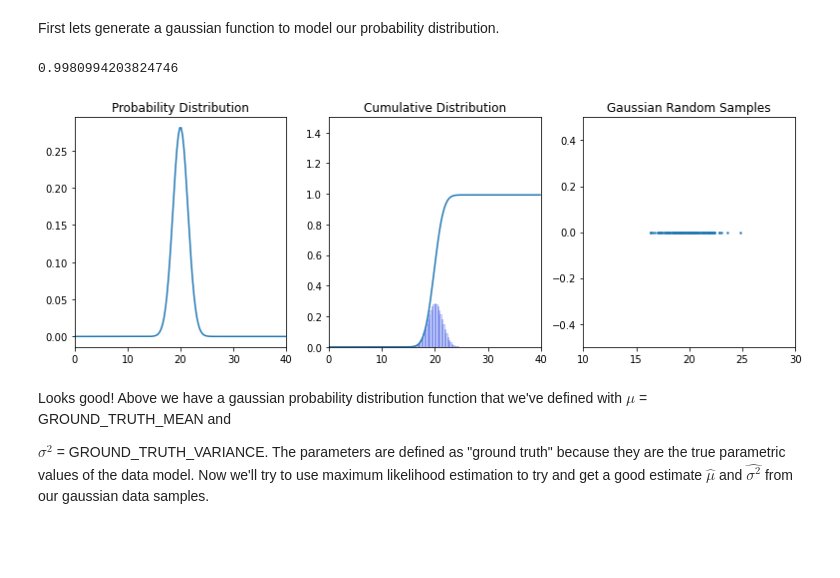
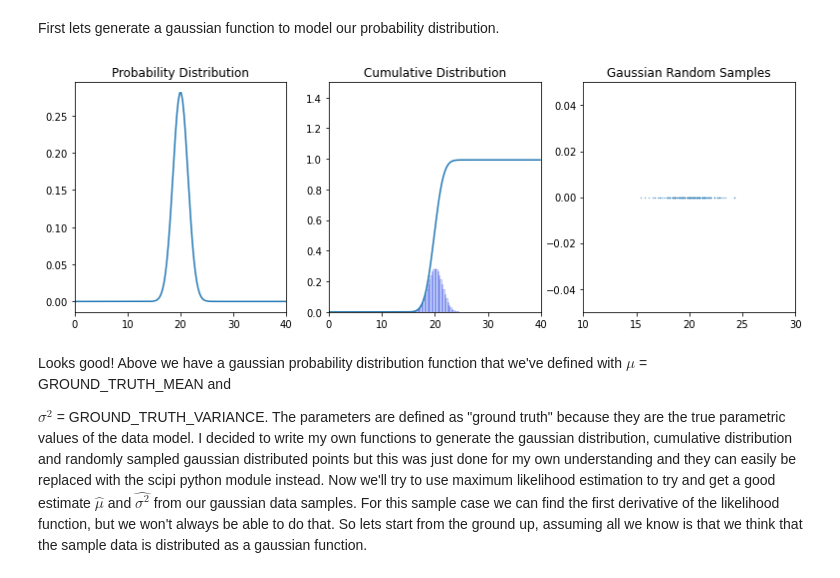
Before and after one commit to adibshalekeen/machinelearningblogs, a Jupyter notebook: Maximum_Likelihood_Estimation/Maximum Likelihood Estimation.ipynb, the cells around one changed output. Drawn from its saved outputs; the diff is of its cells as text; code cells hidden in the pictures; blank space fills up the shorter version.

```diff
--- a/Maximum_Likelihood_Estimation/Maximum Likelihood Estimation.ipynb
+++ b/Maximum_Likelihood_Estimation/Maximum Likelihood Estimation.ipynb
@@ -288,38 +288,37 @@ dx = (X_MAX - X_MIN) / N_SAMPLE
 linear_sample = np.linspace(X_MIN, X_MAX, N_SAMPLE)
 
 fig = plt.figure()
 pdf = plt.subplot(1,3,1)
 pdf.set_xlim(X_MIN, X_MAX)
 pdf.set_title("Probability Distribution")
 
 cdf = plt.subplot(1,3,2)
 cdf.set_xlim(X_MIN, X_MAX)
 cdf.set_ylim(0, 1.5)
 cdf.set_title("Cumulative Distribution")
 
 gaussian_random_samples = plt.subplot(1,3,3)
 gaussian_random_samples.set_xlim(GROUND_TRUTH_MEAN  - 5 * GROUND_TRUTH_VARIANCE, GROUND_TRUTH_MEAN  + 5 * GROUND_TRUTH_VARIANCE)
-gaussian_random_samples.set_ylim(-0.5 , 0.5)
+gaussian_random_samples.set_ylim(-0.05 , 0.05)
 gaussian_random_samples.set_title("Gaussian Random Samples")
 plt.subplots_adjust(bottom=0.1, right=1.8, top=0.9)
 
 pdf.plot(linear_sample,
          gaussian(GROUND_TRUTH_MEAN, GROUND_TRUTH_VARIANCE, linear_sample),
          label="Gaussian Probability Distribution")
 
 data_dist = functools.partial(gaussian, GROUND_TRUTH_MEAN, GROUND_TRUTH_VARIANCE)
 integral_x, integral_y = integrate(data_dist, linear_sample, dx)
 cdf.plot(integral_x, integral_y)
 cdf.bar(integral_x, data_dist(integral_x), width=(X_MAX - X_MIN)/ N_SAMPLE, alpha=0.2, edgecolor='b')
 
 samples = np.array(gaussian_sampling(200, GROUND_TRUTH_MEAN, GROUND_TRUTH_VARIANCE))
-gaussian_random_samples.scatter(samples, np.zeros(samples.size), s=2)
+gaussian_random_samples.scatter(samples, np.zeros(samples.size), s=0.1)
 
 plt.show()
 # %% [output]
-0.9980994203824746
-[figure, old version]
+[figure, new version]
 # %% [markdown]
 Looks good! Above we have a gaussian probability distribution function that we've defined with $\mu$ = GROUND_TRUTH_MEAN and
 
-$\sigma^2$ = GROUND_TRUTH_VARIANCE. The parameters are defined as "ground truth" because they are the true parametric values of the data model. Now we'll try to use maximum likelihood estimation to try and get a good estimate $\hat{\mu}$ and $\hat{\sigma^2}$ from our gaussian data samples.
+$\sigma^2$ = GROUND_TRUTH_VARIANCE. The parameters are defined as "ground truth" because they are the true parametric values of the data model. I decided to write my own functions to generate the gaussian distribution, cumulative distribution and randomly sampled gaussian distributed points but this was just done for my own understanding and they can easily be replaced with the scipi python module instead. Now we'll try to use maximum likelihood estimation to try and get a good estimate $\hat{\mu}$ and $\hat{\sigma^2}$ from our gaussian data samples. For this sample case we can find the first derivative of the likelihood function, but we won't always be able to do that. So lets start from the ground up, assuming all we know is that we think that the sample data is distributed as a gaussian function.
```
Also changed, not shown: parts of 4 cells of this notebook.
